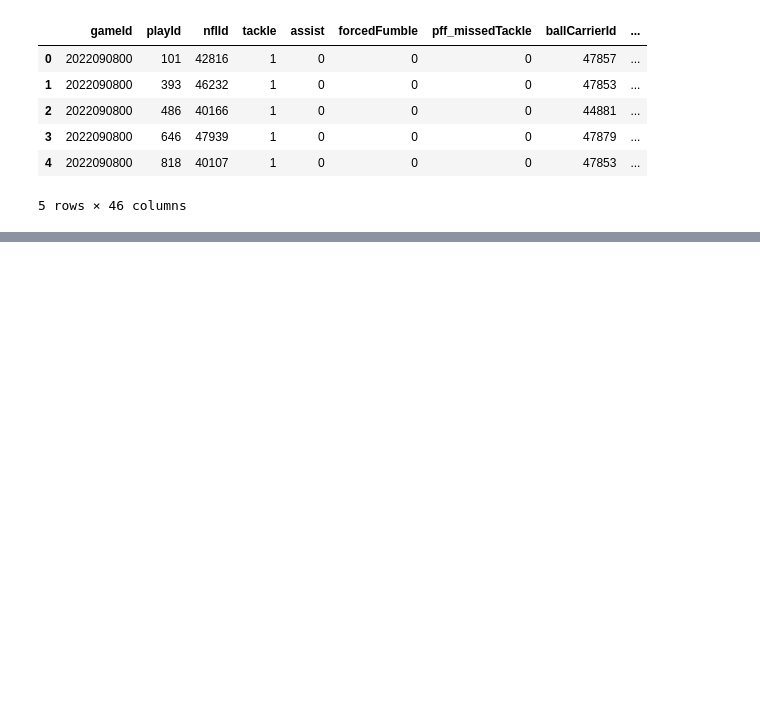
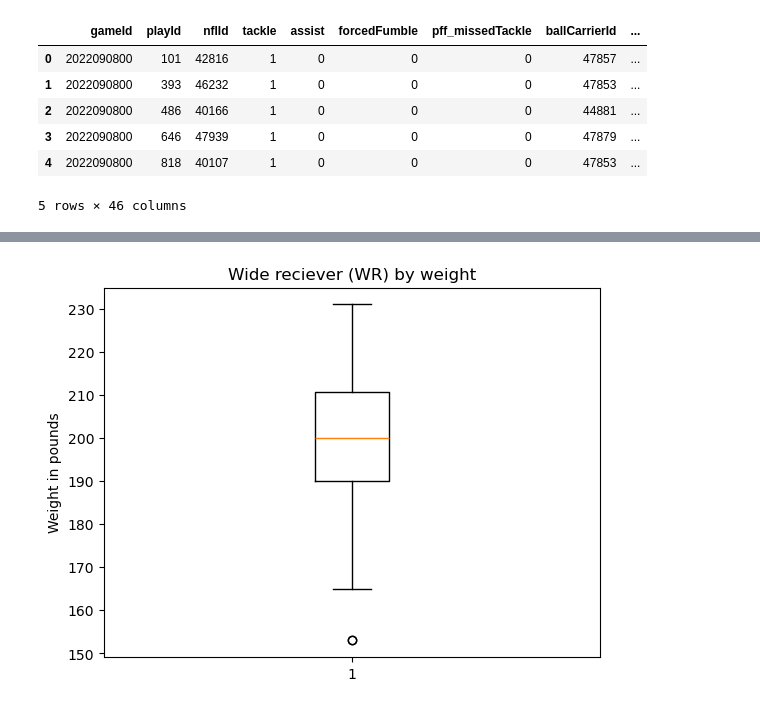
Before and after one commit to sesh9096/csci4502project, a Jupyter notebook: src/offensive-strategies.ipynb, the cells around one changed output, grey strips where cells are left out. Cells and saved outputs as stored; diff of their text form; code cells hidden in the pictures; blank space fills up the shorter version.

```diff
--- a/src/offensive-strategies.ipynb
+++ b/src/offensive-strategies.ipynb
@@ -76,0 +109,8 @@ tackle_plays.head()
+# %%
+df_widereciever = players[players.position == 'WR']
+plt.boxplot(df_widereciever.weight)
+plt.title('Wide reciever (WR) by weight')
+plt.ylabel('Weight in pounds')
+plt.show()
+# %% [output]
+[figure, added]
```
Also changed, not shown: parts of 15 cells of this notebook.
